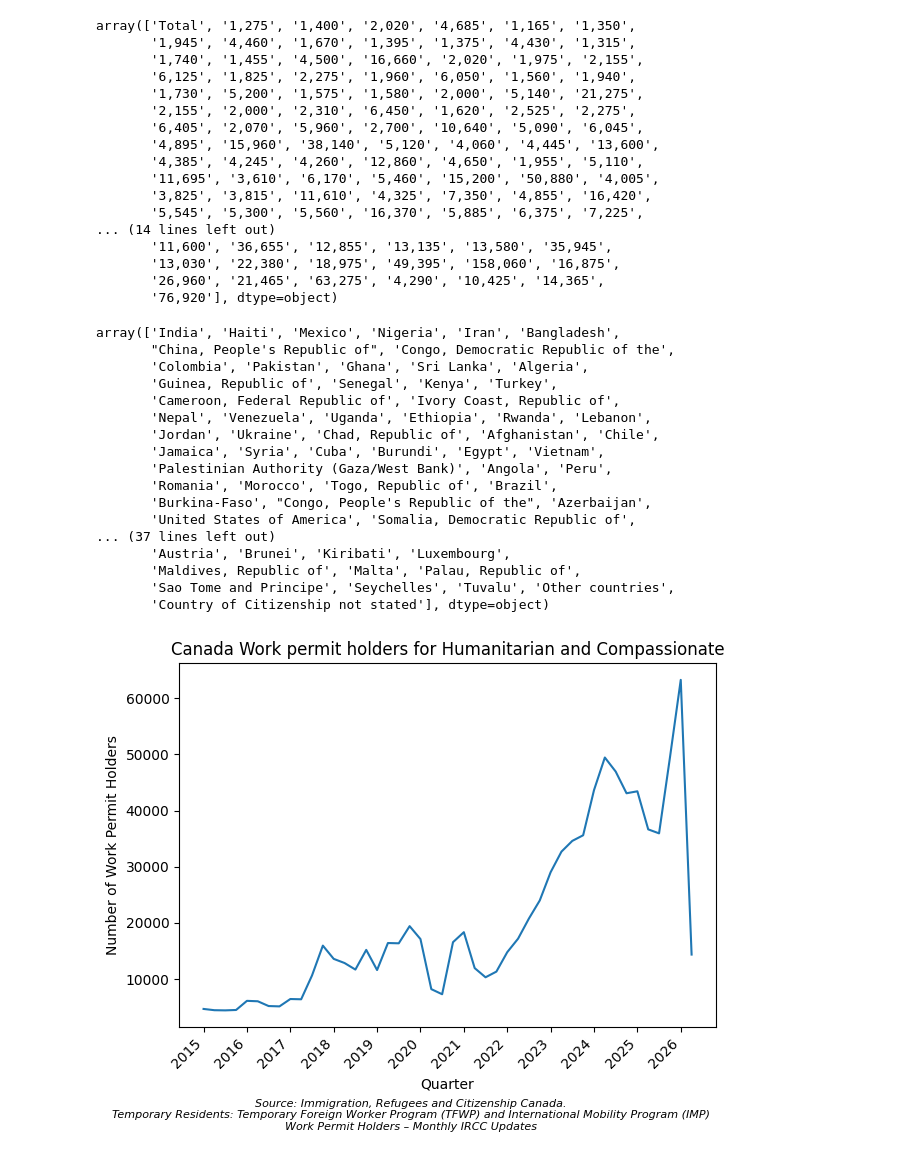
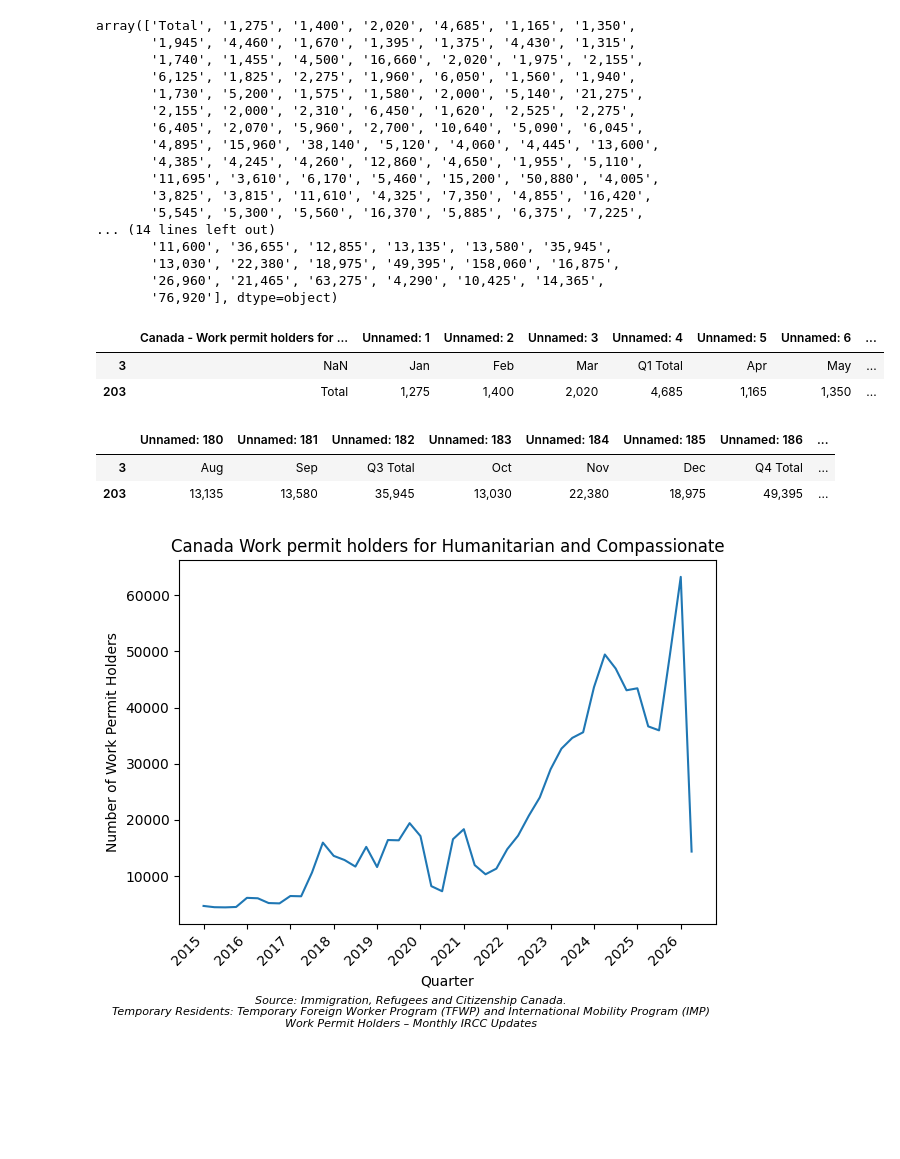
Before and after one commit to yrmo/gcinfo, a Jupyter notebook: non-permanent-humanitarian-and-compassion-2015-present.ipynb, the cells around one changed output. Drawn from its saved outputs; the diff is of its cells as text; code cells hidden in the pictures; blank space fills up the shorter version.

```diff
--- a/non-permanent-humanitarian-and-compassion-2015-present.ipynb
+++ b/non-permanent-humanitarian-and-compassion-2015-present.ipynb
@@ -98,26 +98,18 @@ array(['Total', '1,275', '1,400', '2,020', '4,685', '1,165', '1,350',
        '13,030', '22,380', '18,975', '49,395', '158,060', '16,875',
        '26,960', '21,465', '63,275', '4,290', '10,425', '14,365',
        '76,920'], dtype=object)
-# %%
-df_xlsx.iloc[4:-7, 0].values
-# %% [output]
-array(['India', 'Haiti', 'Mexico', 'Nigeria', 'Iran', 'Bangladesh',
-       "China, People's Republic of", 'Congo, Democratic Republic of the',
-       'Colombia', 'Pakistan', 'Ghana', 'Sri Lanka', 'Algeria',
-       'Guinea, Republic of', 'Senegal', 'Kenya', 'Turkey',
-       'Cameroon, Federal Republic of', 'Ivory Coast, Republic of',
-       'Nepal', 'Venezuela', 'Uganda', 'Ethiopia', 'Rwanda', 'Lebanon',
-       'Jordan', 'Ukraine', 'Chad, Republic of', 'Afghanistan', 'Chile',
-       'Jamaica', 'Syria', 'Cuba', 'Burundi', 'Egypt', 'Vietnam',
-       'Palestinian Authority (Gaza/West Bank)', 'Angola', 'Peru',
-       'Romania', 'Morocco', 'Togo, Republic of', 'Brazil',
-       'Burkina-Faso', "Congo, People's Republic of the", 'Azerbaijan',
-       'United States of America', 'Somalia, Democratic Republic of',
-... (37 lines left out)
-       'Austria', 'Brunei', 'Kiribati', 'Luxembourg',
-       'Maldives, Republic of', 'Malta', 'Palau, Republic of',
-       'Sao Tome and Principe', 'Seychelles', 'Tuvalu', 'Other countries',
-       'Country of Citizenship not stated'], dtype=object)
+# %%
+df_xlsx.iloc[[3,-7]].iloc[:,:15]
+# %% [output]
+|  | Canada - Work permit holders for ... | Unnamed: 1 | Unnamed: 2 | Unnamed: 3 | Unnamed: 4 | Unnamed: 5 | Unnamed: 6 | ... |
+| 3 | NaN | Jan | Feb | Mar | Q1 Total | Apr | May | ... |
+| 203 | Total | 1,275 | 1,400 | 2,020 | 4,685 | 1,165 | 1,350 | ... |
+# %%
+df_xlsx.iloc[[3,-7]].iloc[:,180:]
+# %% [output]
+|  | Unnamed: 180 | Unnamed: 181 | Unnamed: 182 | Unnamed: 183 | Unnamed: 184 | Unnamed: 185 | Unnamed: 186 | ... |
+| 3 | Aug | Sep | Q3 Total | Oct | Nov | Dec | Q4 Total | ... |
+| 203 | 13,135 | 13,580 | 35,945 | 13,030 | 22,380 | 18,975 | 49,395 | ... |
 # %%
 import matplotlib.pyplot as plt
 import numpy as np
```
Also changed, not shown: parts of 1 cell of this notebook.
